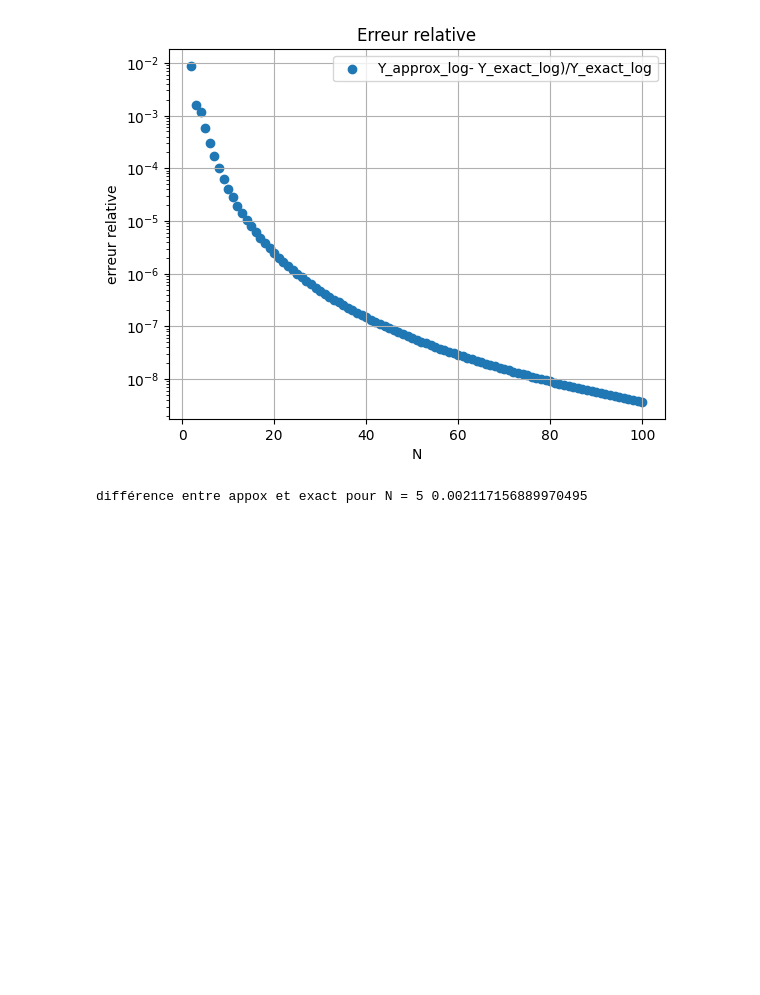
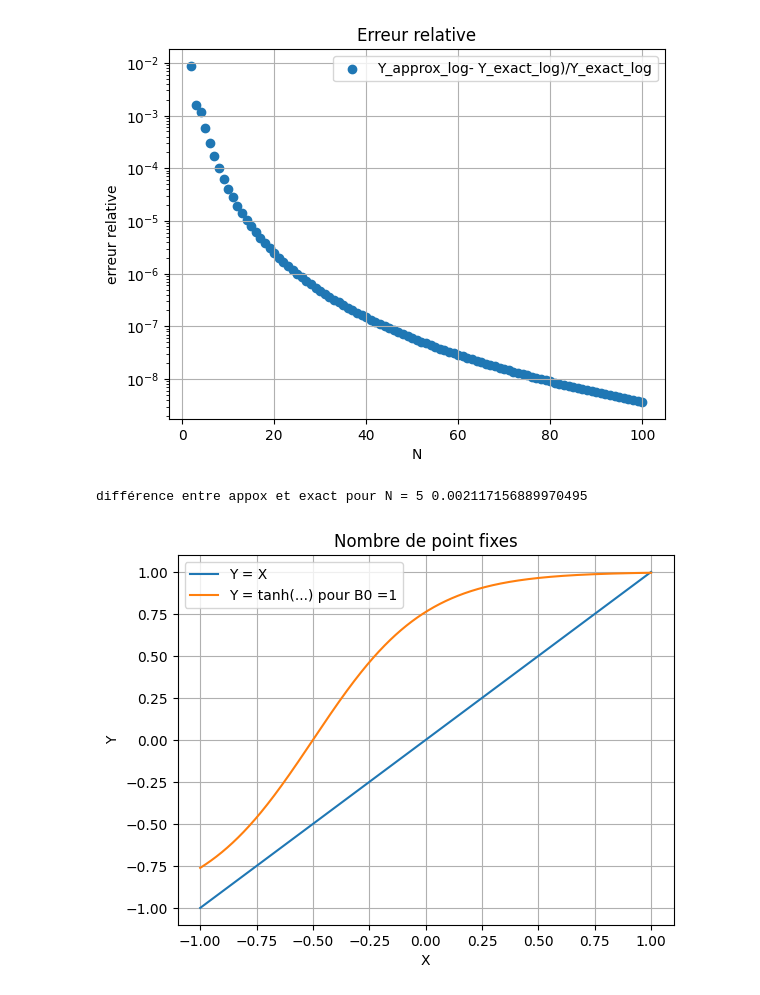
Before and after one commit to Gabriel-lct/ising-model-research, a Jupyter notebook: python/plot_mean_Z_2.ipynb, the cells around one changed output. Saved outputs shown, nothing was run; the diff lists cells and outputs as text; code cells hidden in the pictures; blank space fills up the shorter version.

```diff
--- a/python/plot_mean_Z_2.ipynb
+++ b/python/plot_mean_Z_2.ipynb
@@ -173,3 +173,22 @@ plt.show()
 print('différence entre approx et exact pour N = 5', np.abs(Z_N_approx_log(5)-Z_N_exact_log(5)))
 # %% [output]
 différence entre appox et exact pour N = 5 0.002117156889970495
+# %%
+#determiner le nombre de solutions de l'equation y = tanh(J0 beta y + B0 beta) = g(y)
+T = 1
+J0 = 2
+B0 = 1
+
+X = np.linspace(-1+10**(-12), 1- 10**(-12), 1000)
+Y = np.tanh(J0*X/T+B0/T)
+
+plt.plot(X, X, label='Y = X')
+plt.plot(X, Y, label=f'Y = tanh(...) pour B0 ={B0}')
+plt.xlabel('X')
+plt.ylabel('Y')
+plt.title('Nombre de point fixes y = g(y)')
+plt.legend()
+plt.grid(True)
+plt.show()
+# %% [output]
+[figure, added]
```
Also changed, not shown: parts of 5 cells of this notebook.
